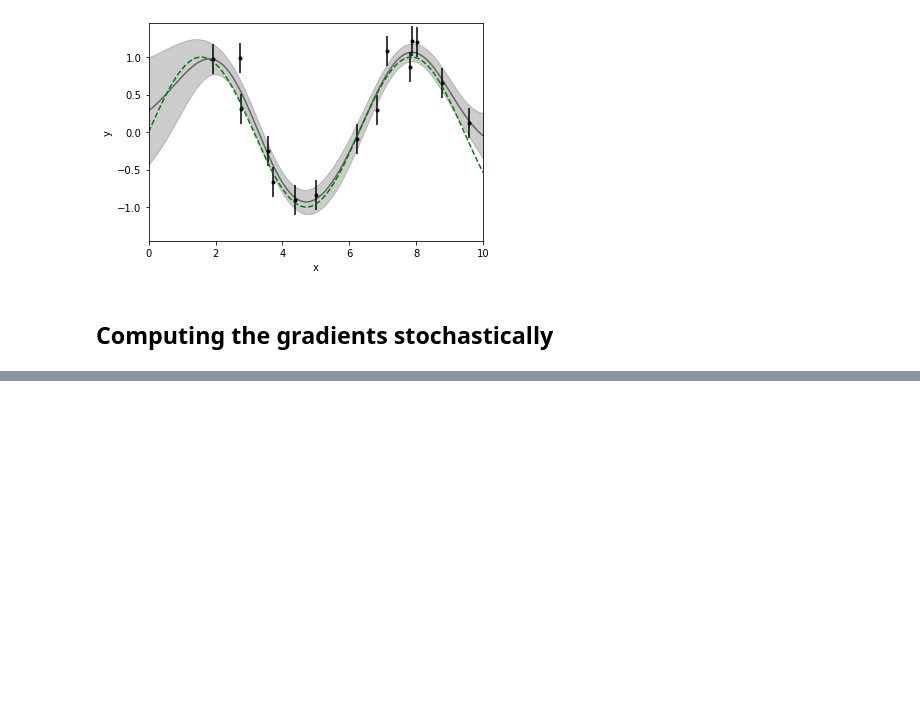
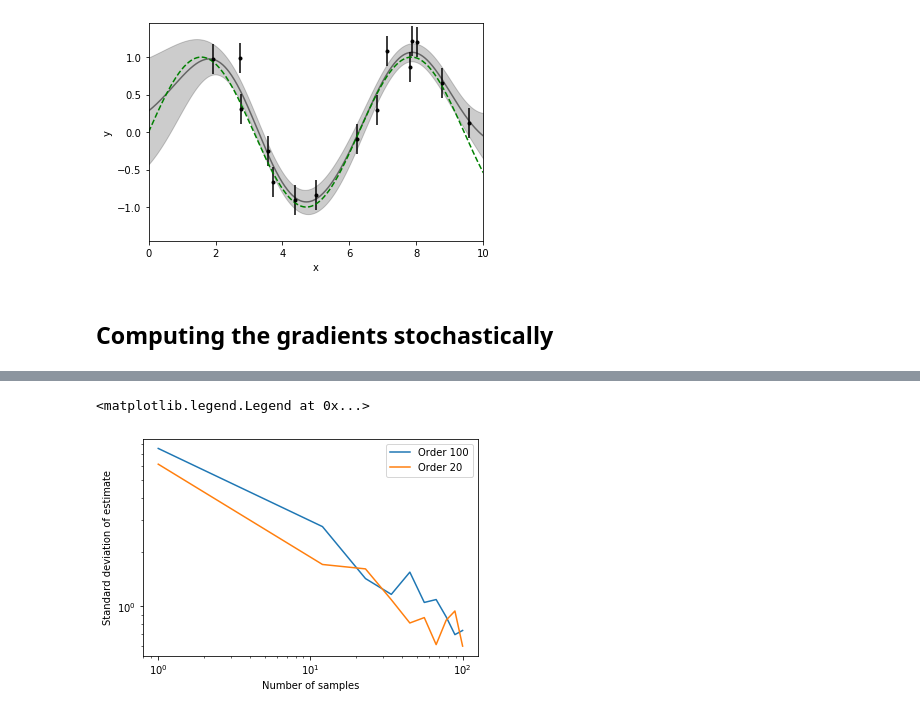
Before and after one commit to EiffL/SSSOB, a Jupyter notebook: notebooks/Chebyshev.ipynb, the cells around one changed output, grey strips where cells are left out. Drawn from its saved outputs; the diff is of its cells as text; code cells hidden in the pictures; blank space fills up the shorter version.

```diff
--- a/notebooks/Chebyshev.ipynb
+++ b/notebooks/Chebyshev.ipynb
@@ -131,0 +182,10 @@ axvline(trace(pinv(M).dot(Mg[:,:,1])),ls='--',color='blue', label="true grad the
+# %%
+# Just looking at the scaling with number of vectors
+loglog(samples, res_std[:,-1], label="Order %d"%orders[-1]);
+loglog(samples, res_std[:,1], label="Order %d"%orders[1]);
+xlabel('Number of samples')
+ylabel('Standard deviation of estimate')
+legend()
+# %% [output]
+<matplotlib.legend.Legend at 0x...>
+[figure, added]
```
Also changed, not shown: parts of 9 cells of this notebook.
